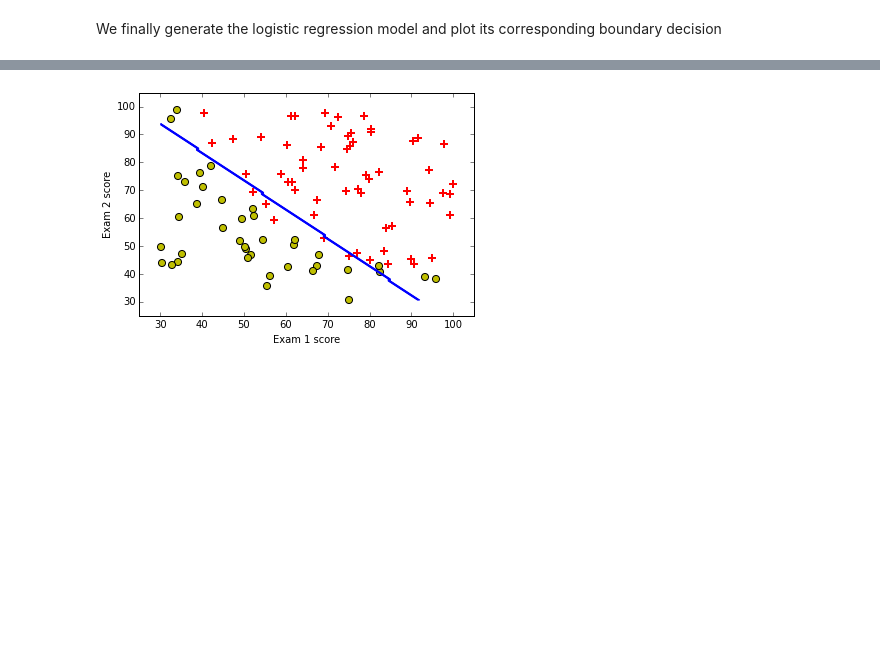
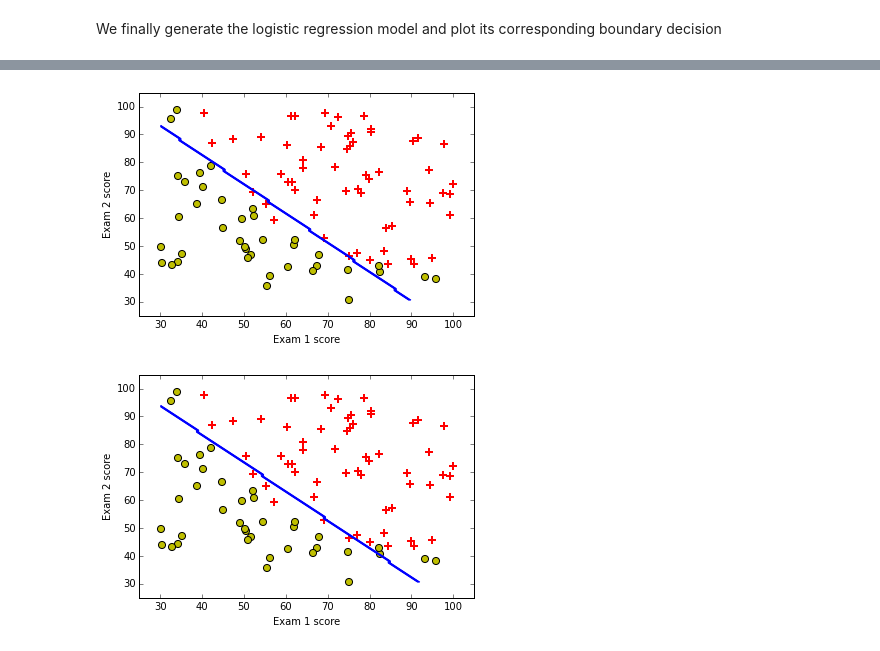
Before and after one commit to rcuevass/BDU-Logistic-and-SVM-clasifier, a Jupyter notebook: Classification_Logistic_SVM.ipynb, the cells around one changed output, grey strips where cells are left out. Cells and saved outputs as stored; diff of their text form; code cells hidden in the pictures; blank space fills up the shorter version.

```diff
--- a/Classification_Logistic_SVM.ipynb
+++ b/Classification_Logistic_SVM.ipynb
@@ -124,3 +128,7 @@ def LinRegr_Boundary(Cval):
+# %%
+LinRegr_Boundary(1e1)
+# %% [output]
+[figure, added]
 # %%
 LinRegr_Boundary(1e2)
 # %% [output]
```
Also changed, not shown: parts of 18 cells of this notebook.
